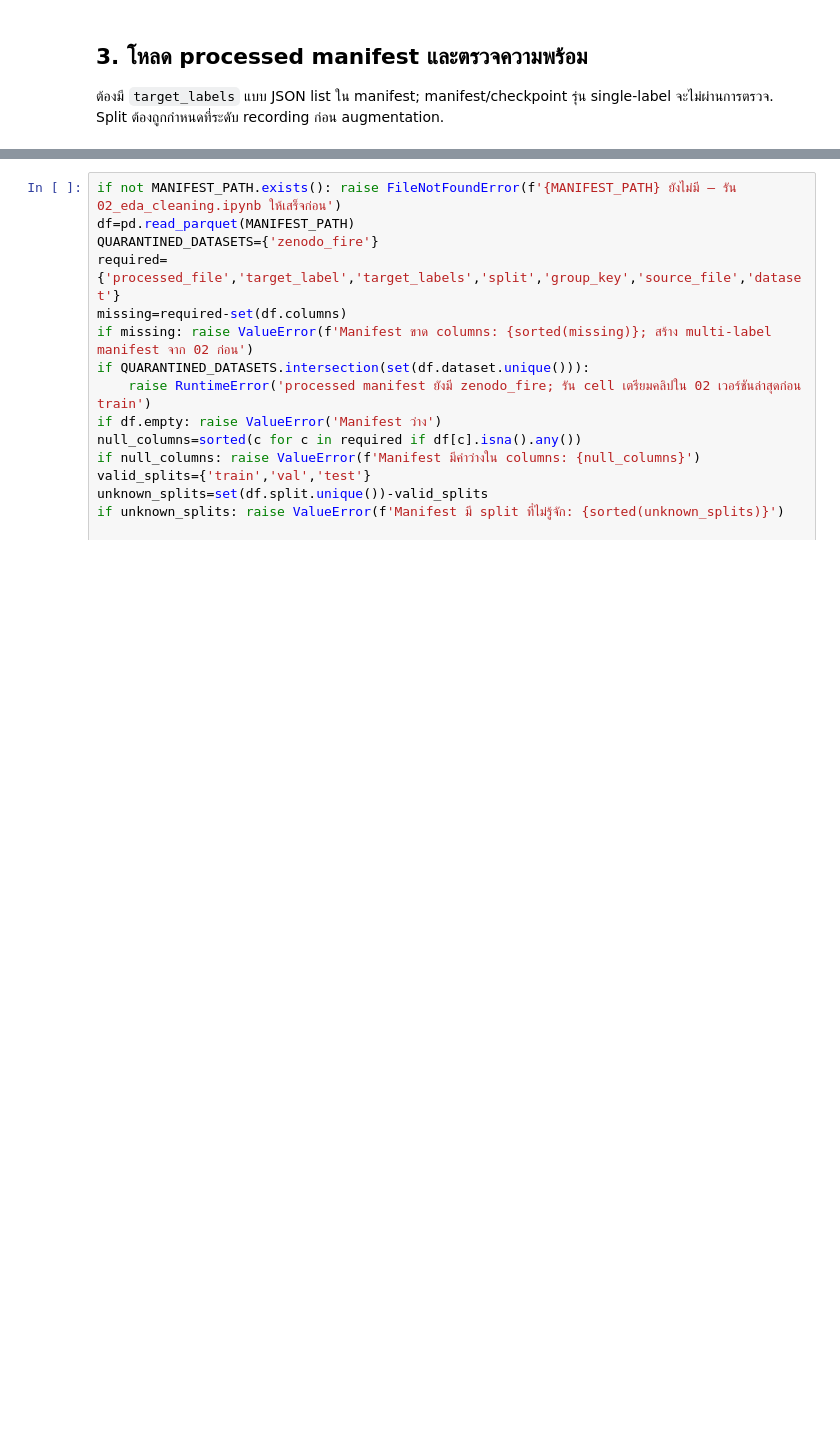
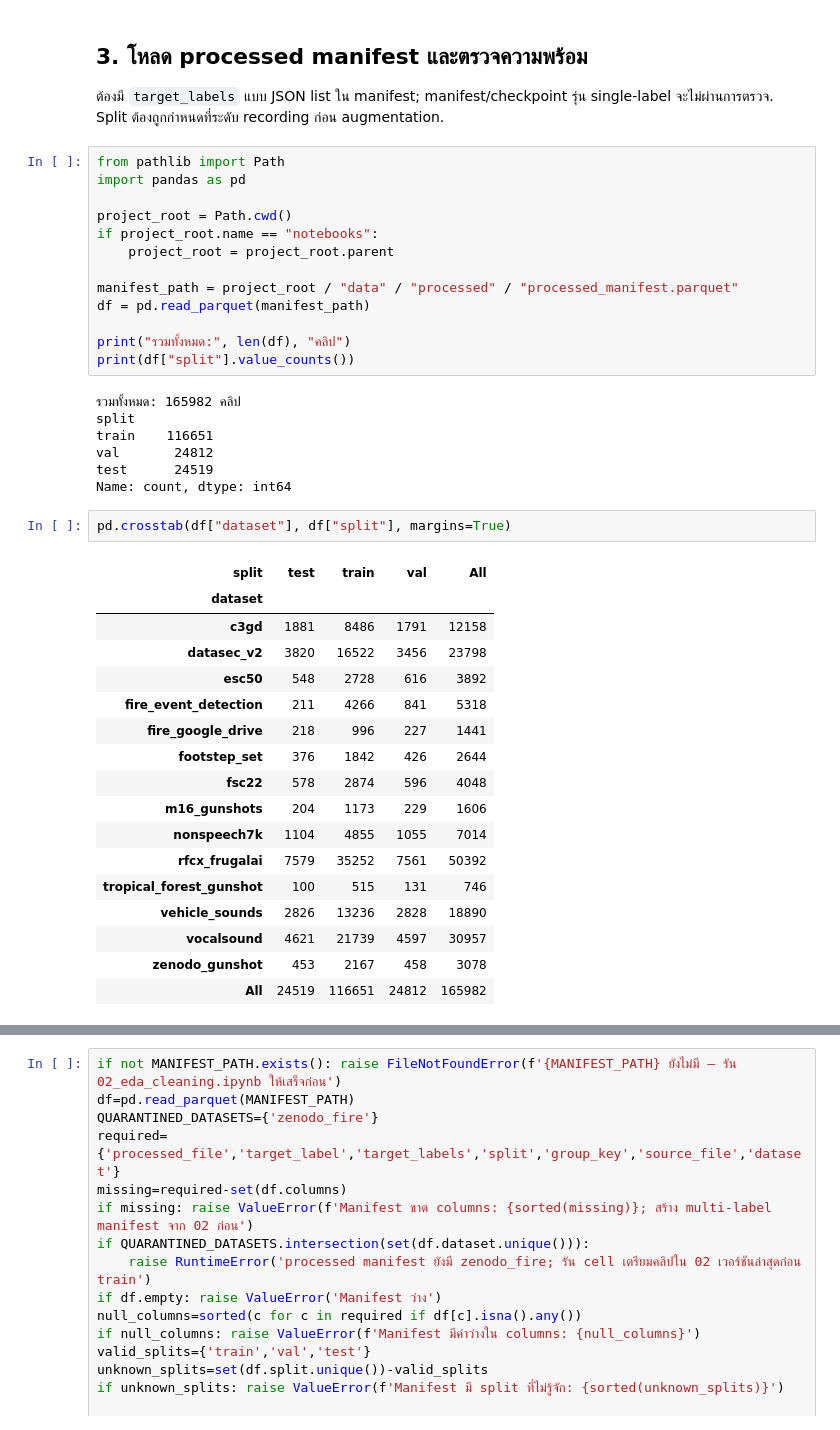
Before and after one commit to guideDmak/RakForest---AI-Powered-Abnormal-Forest-Sound-Detection, a Jupyter notebook: notebooks/03_train_model.ipynb, the cells around one changed output, grey strips where cells are left out. Drawn from its saved outputs; the diff is of its cells as text; blank space fills up the shorter version.

```diff
--- a/notebooks/03_train_model.ipynb
+++ b/notebooks/03_train_model.ipynb
@@ -153,3 +153,43 @@ Device: mps
 # %% [markdown]
 ## 3. โหลด processed manifest และตรวจความพร้อม
 ต้องมี `target_labels` แบบ JSON list ใน manifest; manifest/checkpoint รุ่น single-label จะไม่ผ่านการตรวจ. Split ต้องถูกกำหนดที่ระดับ recording ก่อน augmentation.
+# %%
+from pathlib import Path
+import pandas as pd
+
+project_root = Path.cwd()
+if project_root.name == "notebooks":
+    project_root = project_root.parent
+
+manifest_path = project_root / "data" / "processed" / "processed_manifest.parquet"
+df = pd.read_parquet(manifest_path)
+
+print("รวมทั้งหมด:", len(df), "คลิป")
+print(df["split"].value_counts())
+# %% [output]
+รวมทั้งหมด: 165982 คลิป
+split
+train    116651
+val       24812
+test      24519
+Name: count, dtype: int64
+# %%
+pd.crosstab(df["dataset"], df["split"], margins=True)
+# %% [output]
+| split | test | train | val | All |
+| dataset |  |  |  |  |
+| c3gd | 1881 | 8486 | 1791 | 12158 |
+| datasec_v2 | 3820 | 16522 | 3456 | 23798 |
+| esc50 | 548 | 2728 | 616 | 3892 |
+| fire_event_detection | 211 | 4266 | 841 | 5318 |
+| fire_google_drive | 218 | 996 | 227 | 1441 |
+| footstep_set | 376 | 1842 | 426 | 2644 |
+| fsc22 | 578 | 2874 | 596 | 4048 |
+| m16_gunshots | 204 | 1173 | 229 | 1606 |
+| nonspeech7k | 1104 | 4855 | 1055 | 7014 |
+| rfcx_frugalai | 7579 | 35252 | 7561 | 50392 |
+| tropical_forest_gunshot | 100 | 515 | 131 | 746 |
+| vehicle_sounds | 2826 | 13236 | 2828 | 18890 |
+| vocalsound | 4621 | 21739 | 4597 | 30957 |
+| zenodo_gunshot | 453 | 2167 | 458 | 3078 |
+| All | 24519 | 116651 | 24812 | 165982 |
```
Also changed, not shown: parts of 1 cell of this notebook.
